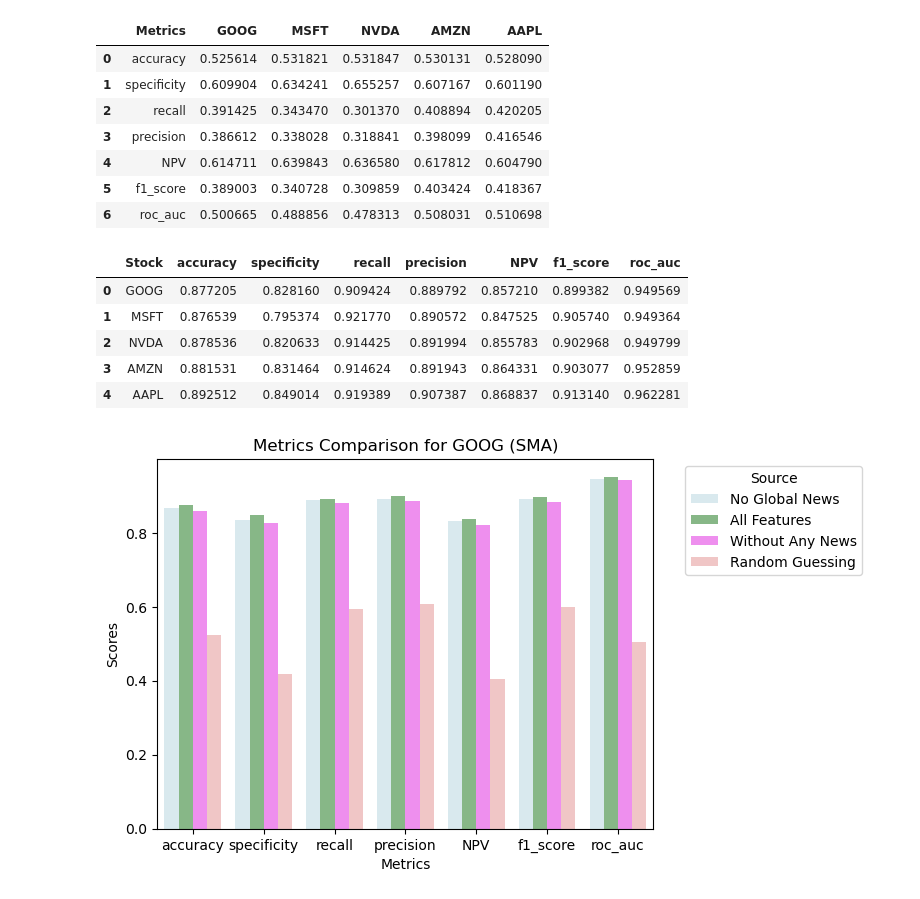
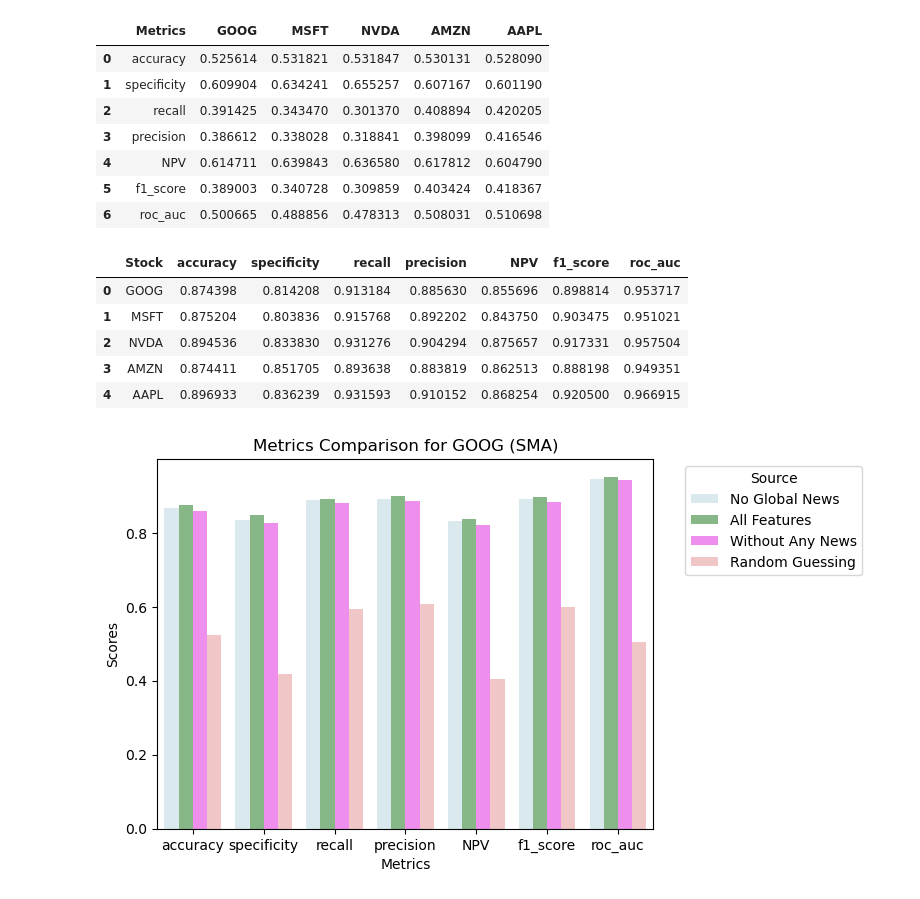
Before and after one commit to rishabhtyagi989/SIGNS_2024, a Jupyter notebook: portfolio_simulation.ipynb, the cells around one changed output. Drawn from its saved outputs; the diff is of its cells as text; code cells hidden in the pictures.

```diff
--- a/portfolio_simulation.ipynb
+++ b/portfolio_simulation.ipynb
@@ -251,7 +251,7 @@ def compute_stock_sentiment_changes(stock_symbols, interval_days, decay_factor,
 stock_symbols = ['GOOG', 'MSFT', 'NVDA','AMZN','AAPL']
 interval_days = 14
 decay_factor = 0.95
-results = compute_stock_sentiment_changes(stock_symbols, interval_days, decay_factor, start_date='2021-11-01', end_date='2023-11-01', include_volume=True, include_stock_news=True, include_global_news = True, include_log_returns=True, include_volatility=True, include_rpm=True, include_trend=True)
+results = compute_stock_sentiment_changes(stock_symbols, interval_days, decay_factor, start_date='2020-11-01', end_date='2023-10-31', include_volume=True, include_stock_news=True, include_global_news = True, include_log_returns=True, include_volatility=True, include_rpm=True, include_trend=True)
 # %% [output]
 The behavior will change in pandas 3.0. This inplace method will never work because the intermediate object on which we are setting values always behaves as a copy.
 
@@ -781,14 +781,14 @@ def classify_sentiments_vs_metric_as_log_reg(stock_symbols, results, interval_da
     df_metrics = pd.DataFrame.from_dict(df_metrics, orient='index').reset_index().rename(columns={'index': 'Stock'})
     return df_metrics, models
 # %%
-classify_sentiments_vs_metric_as_log_reg(stock_symbols, results, interval_days, include_global_news=True, include_volume=False, include_stock_news=True, include_log_returns=True, include_trend=True, include_volatility=True, include_rpm=True, metric='sma')[0]
+classify_sentiments_vs_metric_as_log_reg(stock_symbols, results, interval_days, include_global_news=True, include_volume=True, include_stock_news=True, include_log_returns=True, include_trend=True, include_volatility=True, include_rpm=True, metric='sma')[0]
 # %% [output]
 |  | Stock | accuracy | specificity | recall | precision | NPV | f1_score | roc_auc |
-| 0 | GOOG | 0.877205 | 0.828160 | 0.909424 | 0.889792 | 0.857210 | 0.899382 | 0.949569 |
-| 1 | MSFT | 0.876539 | 0.795374 | 0.921770 | 0.890572 | 0.847525 | 0.905740 | 0.949364 |
-| 2 | NVDA | 0.878536 | 0.820633 | 0.914425 | 0.891994 | 0.855783 | 0.902968 | 0.949799 |
-| 3 | AMZN | 0.881531 | 0.831464 | 0.914624 | 0.891943 | 0.864331 | 0.903077 | 0.952859 |
-| 4 | AAPL | 0.892512 | 0.849014 | 0.919389 | 0.907387 | 0.868837 | 0.913140 | 0.962281 |
+| 0 | GOOG | 0.874398 | 0.814208 | 0.913184 | 0.885630 | 0.855696 | 0.898814 | 0.953717 |
+| 1 | MSFT | 0.875204 | 0.803836 | 0.915768 | 0.892202 | 0.843750 | 0.903475 | 0.951021 |
+| 2 | NVDA | 0.894536 | 0.833830 | 0.931276 | 0.904294 | 0.875657 | 0.917331 | 0.957504 |
+| 3 | AMZN | 0.874411 | 0.851705 | 0.893638 | 0.883819 | 0.862513 | 0.888198 | 0.949351 |
+| 4 | AAPL | 0.896933 | 0.836239 | 0.931593 | 0.910152 | 0.868254 | 0.920500 | 0.966915 |
 # %%
 def classify_sentiments_vs_metric_as_gb_kfold(stock_symbols, results, interval_days, include_volume, include_stock_news, include_global_news,
                                               include_log_returns,include_rpm, include_volatility, include_trend, metric, n_splits=5):
```
Also changed, not shown: parts of 13 cells of this notebook.
